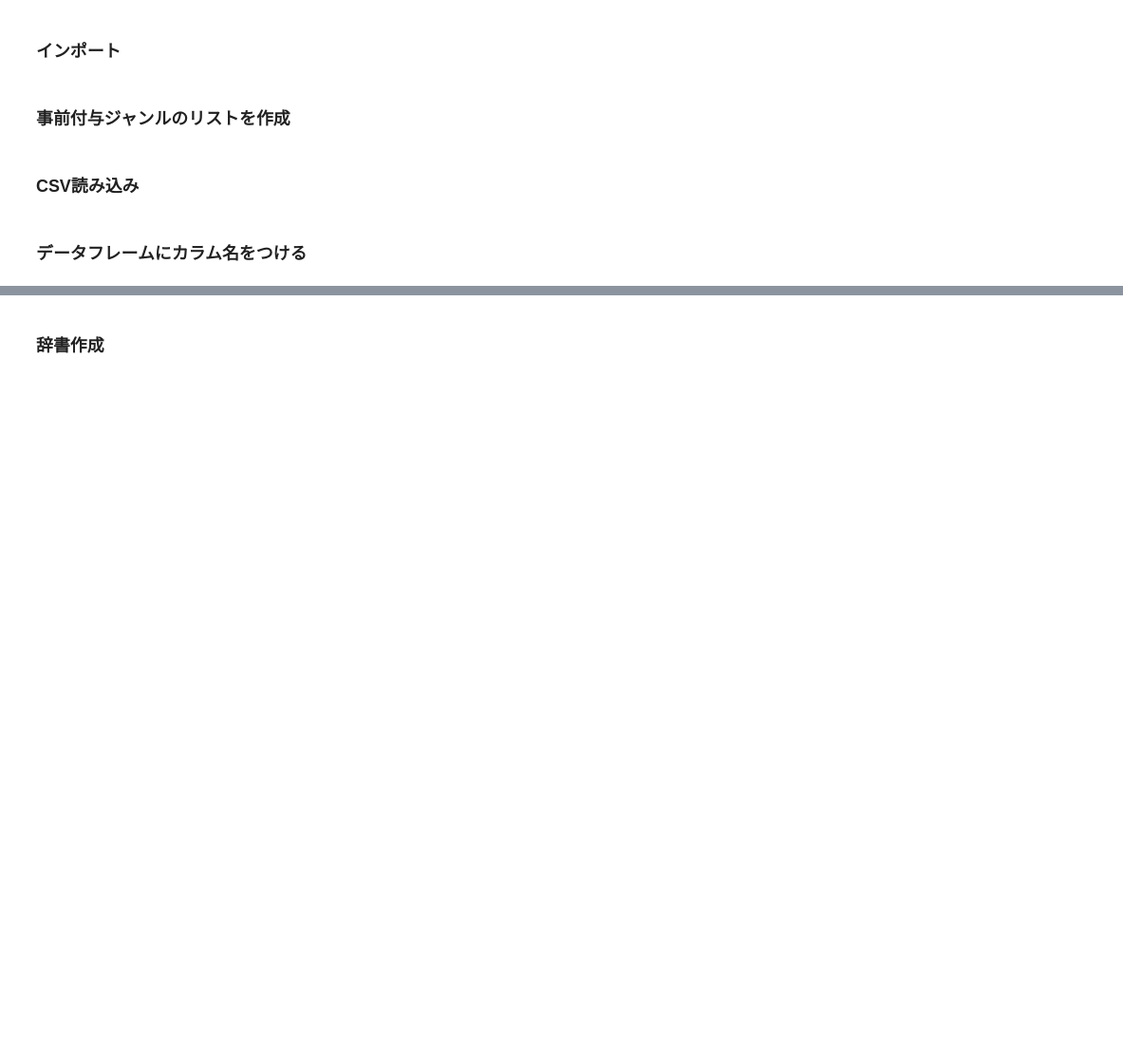
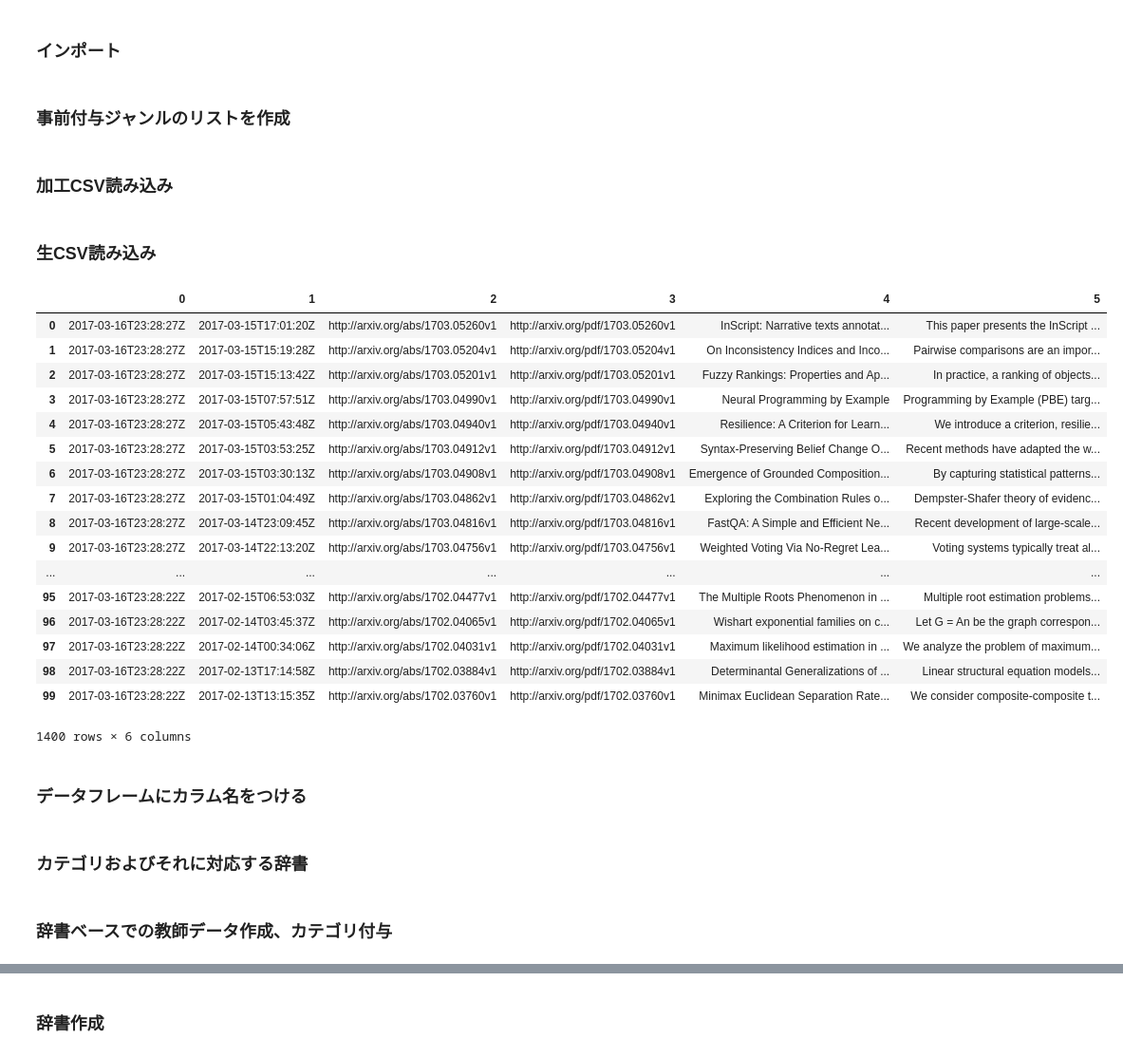
Before and after one commit to Toraudonn/scholar_analysis, a Jupyter notebook: scholar_analysis.ipynb, the cells around one changed output, grey strips where cells are left out. Shown at 95% size. Saved outputs shown, nothing was run; the diff lists cells and outputs as text; code cells hidden in the pictures; blank space fills up the shorter version.

```diff
--- a/scholar_analysis.ipynb
+++ b/scholar_analysis.ipynb
@@ -12,12 +15,42 @@ from sklearn.cluster import KMeans
 # %%
 pre_genre = ["csAI", "csCC", "csCG", "csCL", "csCV", "csDS", "csGT", "csMA", "csSD", "statAP", "statCO", "statME", "statML", "statTH"]
 # %% [markdown]
-### CSV読み込み
+### 加工CSV読み込み
 # %%
 df = pd.DataFrame()
 
 for genre in pre_genre:
-    df = pd.concat([df, pd.read_csv("./csv/" +  genre + ".csv", header=None)])
+    #df = pd.concat([df, pd.read_csv("./csv/" +  genre + ".csv", header=None)])
+    df = pd.concat([df, pd.read_csv("./all_csv/" +  genre + ".txt", delimiter = "|", header=None)])
+# %% [markdown]
+### 生CSV読み込み
+# %%
+df_raw = pd.DataFrame()
+
+for genre in pre_genre:
+    df_raw = pd.concat([df_raw, pd.read_csv("./raw_csv/test_" +  genre + ".csv", header=None)])
+
+df_raw.to_csv("raw_csv_all.csv")
+df_raw
+# %% [output]
+|  | 0 | 1 | 2 | 3 | 4 | 5 |
+| 0 | 2017-03-16T23:28:27Z | 2017-03-15T17:01:20Z | http://arxiv.org/abs/1703.05260v1 | http://arxiv.org/pdf/1703.05260v1 | InScript: Narrative texts annotat... | This paper presents the InScript ... |
+| 1 | 2017-03-16T23:28:27Z | 2017-03-15T15:19:28Z | http://arxiv.org/abs/1703.05204v1 | http://arxiv.org/pdf/1703.05204v1 | On Inconsistency Indices and Inco... | Pairwise comparisons are an impor... |
+| 2 | 2017-03-16T23:28:27Z | 2017-03-15T15:13:42Z | http://arxiv.org/abs/1703.05201v1 | http://arxiv.org/pdf/1703.05201v1 | Fuzzy Rankings: Properties and Ap... | In practice, a ranking of objects... |
+| 3 | 2017-03-16T23:28:27Z | 2017-03-15T07:57:51Z | http://arxiv.org/abs/1703.04990v1 | http://arxiv.org/pdf/1703.04990v1 | Neural Programming by Example | Programming by Example (PBE) targ... |
+| 4 | 2017-03-16T23:28:27Z | 2017-03-15T05:43:48Z | http://arxiv.org/abs/1703.04940v1 | http://arxiv.org/pdf/1703.04940v1 | Resilience: A Criterion for Learn... | We introduce a criterion, resilie... |
+| 5 | 2017-03-16T23:28:27Z | 2017-03-15T03:53:25Z | http://arxiv.org/abs/1703.04912v1 | http://arxiv.org/pdf/1703.04912v1 | Syntax-Preserving Belief Change O... | Recent methods have adapted the w... |
+| 6 | 2017-03-16T23:28:27Z | 2017-03-15T03:30:13Z | http://arxiv.org/abs/1703.04908v1 | http://arxiv.org/pdf/1703.04908v1 | Emergence of Grounded Composition... | By capturing statistical patterns... |
+| 7 | 2017-03-16T23:28:27Z | 2017-03-15T01:04:49Z | http://arxiv.org/abs/1703.04862v1 | http://arxiv.org/pdf/1703.04862v1 | Exploring the Combination Rules o... | Dempster-Shafer theory of evidenc... |
+| 8 | 2017-03-16T23:28:27Z | 2017-03-14T23:09:45Z | http://arxiv.org/abs/1703.04816v1 | http://arxiv.org/pdf/1703.04816v1 | FastQA: A Simple and Efficient Ne... | Recent development of large-scale... |
+| 9 | 2017-03-16T23:28:27Z | 2017-03-14T22:13:20Z | http://arxiv.org/abs/1703.04756v1 | http://arxiv.org/pdf/1703.04756v1 | Weighted Voting Via No-Regret Lea... | Voting systems typically treat al... |
+| ... | ... | ... | ... | ... | ... | ... |
+| 95 | 2017-03-16T23:28:22Z | 2017-02-15T06:53:03Z | http://arxiv.org/abs/1702.04477v1 | http://arxiv.org/pdf/1702.04477v1 | The Multiple Roots Phenomenon in ... | Multiple root estimation problems... |
+| 96 | 2017-03-16T23:28:22Z | 2017-02-14T03:45:37Z | http://arxiv.org/abs/1702.04065v1 | http://arxiv.org/pdf/1702.04065v1 | Wishart exponential families on c... | Let G = An be the graph correspon... |
+| 97 | 2017-03-16T23:28:22Z | 2017-02-14T00:34:06Z | http://arxiv.org/abs/1702.04031v1 | http://arxiv.org/pdf/1702.04031v1 | Maximum likelihood estimation in ... | We analyze the problem of maximum... |
+| 98 | 2017-03-16T23:28:22Z | 2017-02-13T17:14:58Z | http://arxiv.org/abs/1702.03884v1 | http://arxiv.org/pdf/1702.03884v1 | Determinantal Generalizations of ... | Linear structural equation models... |
+| 99 | 2017-03-16T23:28:22Z | 2017-02-13T13:15:35Z | http://arxiv.org/abs/1702.03760v1 | http://arxiv.org/pdf/1702.03760v1 | Minimax Euclidean Separation Rate... | We consider composite-composite t... |
+1400 rows × 6 columns
 # %% [markdown]
 ### データフレームにカラム名をつける
 # %%
@@ -27,0 +64,2 @@ titles = list(df["論文タイトル"])
+# %% [markdown]
+### カテゴリおよびそれに対応する辞書
@@ -27,0 +97,2 @@ titles = list(df["論文タイトル"])
+# %% [markdown]
+### 辞書ベースでの教師データ作成、カテゴリ付与
```
Also changed, not shown: parts of 65 cells of this notebook, 6 other files.
